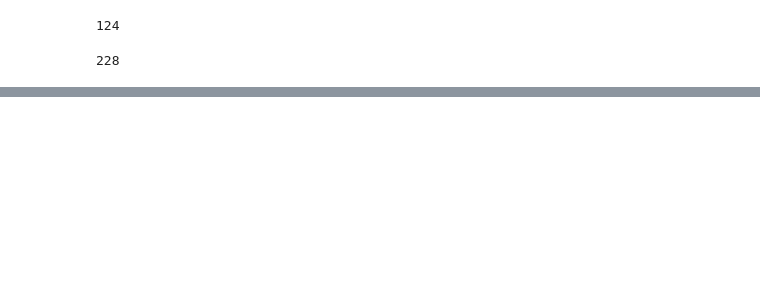
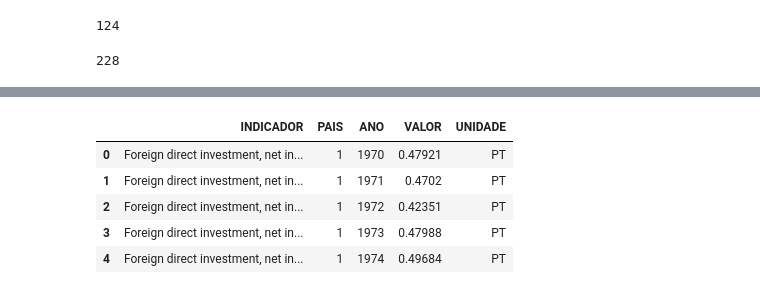
Before and after one commit to carlosferreirareis/Nacoes_Unidas, a Jupyter notebook: Nacoes_Unidas.ipynb, the cells around one changed output, grey strips where cells are left out. Drawn from its saved outputs; the diff is of its cells as text; code cells hidden in the pictures; blank space fills up the shorter version.

```diff
--- a/Nacoes_Unidas.ipynb
+++ b/Nacoes_Unidas.ipynb
@@ -520,0 +521,44 @@ len(nacoesunidas['REF_AREA'].unique())
+# %%
+nacoesunidas_2['INDICADOR'] = nacoesunidas_2['INDICADOR'].replace({'SI_POV_NAHC':'Proportion of population living below the national poverty line [1.2.1]',
+'SI_COV_UEMP':'Proportion of unemployed persons receiving unemployment cash benefit [1.3.1]',
+'SI_COV_VULN':'Proportion of vulnerable population receiving social assistance cash benefit [1.3.1]',
+'SP_ACS_BSRVSAN':'Proportion of population using basic sanitation services [1.4.1]',
+'SP_ACS_BSRVH2O':'Proportion of population using basic drinking water services [1.4.1]',
+'SN_ITK_DEFC':'Prevalence of undernourishment [2.1.1]',
+'SN_ITK_DEFCN':'Number of undernourish people [2.1.1]',
+'SH_STA_BRTC':'Proportion of births attended by skilled health personnel [3.1.2]',
+'SH_DYN_IMRT':'Infant mortality rate [3.2.1]',
+'SH_DTH_NCOM':'Mortality rate attributed to cardiovascular disease, cancer, diabetes or chronic respiratory disease [3.4.1]',
+'SH_ALC_CONSPT':'Alcohol consumption per capita (aged 15 years and older) within a calendar year [3.5.2]',
+'SH_STA_WASHARI':'Mortality rate attributed to unsafe water, unsafe sanitation and lack of hygiene from diarrhoea, intestinal nematode infections, malnutrition and acute respiratory infections [3.9.2]',
+'SH_MED_DEN':'Health worker density, by type of occupation (per 10,000 population) [3.c.1]',
+'SH_MED_HWRKDIS':'Health worker distribution, by sex and type of occupation [3.c.1]',
+'SE_ADT_EDUCTRN':'Participation rate in formal and non-formal education and training [4.3.1]',
+'SE_ADT_ACTS':'Proportion of youth and adults with information and communications technology (ICT) skills [4.4.1]',
+'SE_GPI_PART':'Adjusted gender parity index for participation rate in formal and non-formal education and training (ratio) [4.5.1]',
+'SE_GPI_ICTS':'Gender parity index for youth/adults with information and communications technology (ICT) skills [4.5.1]',
+'VC_VAW_MARR':'Proportion of ever-partnered women and girls subjected to physical and sexual violence by a current or former intimate partner in the previous 12 months [5.2.1]',
+'SG_GEN_LOCGELS':'Proportion of elected seats held by women in deliberative bodies of local government [5.5.1]',
+'SG_GEN_PARL':'Proportion of seats held by women in national parliaments (% of total number of seats) [5.5.1]',
+'SG_GEN_PARLN':'Number of seats held by women in national parliaments [5.5.1]',
+'SG_GEN_PARLNT':'Current number of seats in national parliaments [5.5.1]',
+'IT_MOB_OWN':'Proportion of individuals who own a mobile telephone [5.b.1]',
+'EG_ACS_ELEC':'Proportion of population with access to electricity [7.1.1]',
+'EG_FEC_RNEW':'Renewable energy share in the total final energy consumption [7.2.1]',
+'NY_GDP_PCAP':'Annual growth rate of real GDP per capita [8.1.1]',
+'SL_EMP_PCAP':'Annual growth rate of real GDP per employed person [8.2.1]',
+'SL_EMP_EARN':'Average hourly earnings [8.5.1]',
+'SL_TLF_UEM':'Unemployment rate, by sex and age - 13th ICLS (%) [8.5.2]',
+'BX_KLT_DINV_WD_GD_ZS':'Foreign direct investment, net inflows, as a proportion of GDP (%) [17.13.1]',
+'NY_GDP_MKTP_KD_ZG':'Annual GDP growth (%) [17.13.1]',
+'FP_CPI_TOTL_ZG':'Annual inflation, consumer prices (%) [17.13.1]',
+'TG_VAL_TOTL_GD_ZS':'Merchandise trade as a proportion of GDP (%) [17.13.1]'})
+# %%
+nacoesunidas_2.head()
+# %% [output]
+|  | INDICADOR | PAIS | ANO | VALOR | UNIDADE |
+| 0 | Foreign direct investment, net in... | 1 | 1970 | 0.47921 | PT |
+| 1 | Foreign direct investment, net in... | 1 | 1971 | 0.4702 | PT |
+| 2 | Foreign direct investment, net in... | 1 | 1972 | 0.42351 | PT |
+| 3 | Foreign direct investment, net in... | 1 | 1973 | 0.47988 | PT |
+| 4 | Foreign direct investment, net in... | 1 | 1974 | 0.49684 | PT |
```
Also changed, not shown: parts of 16 cells of this notebook, 1 other file.
